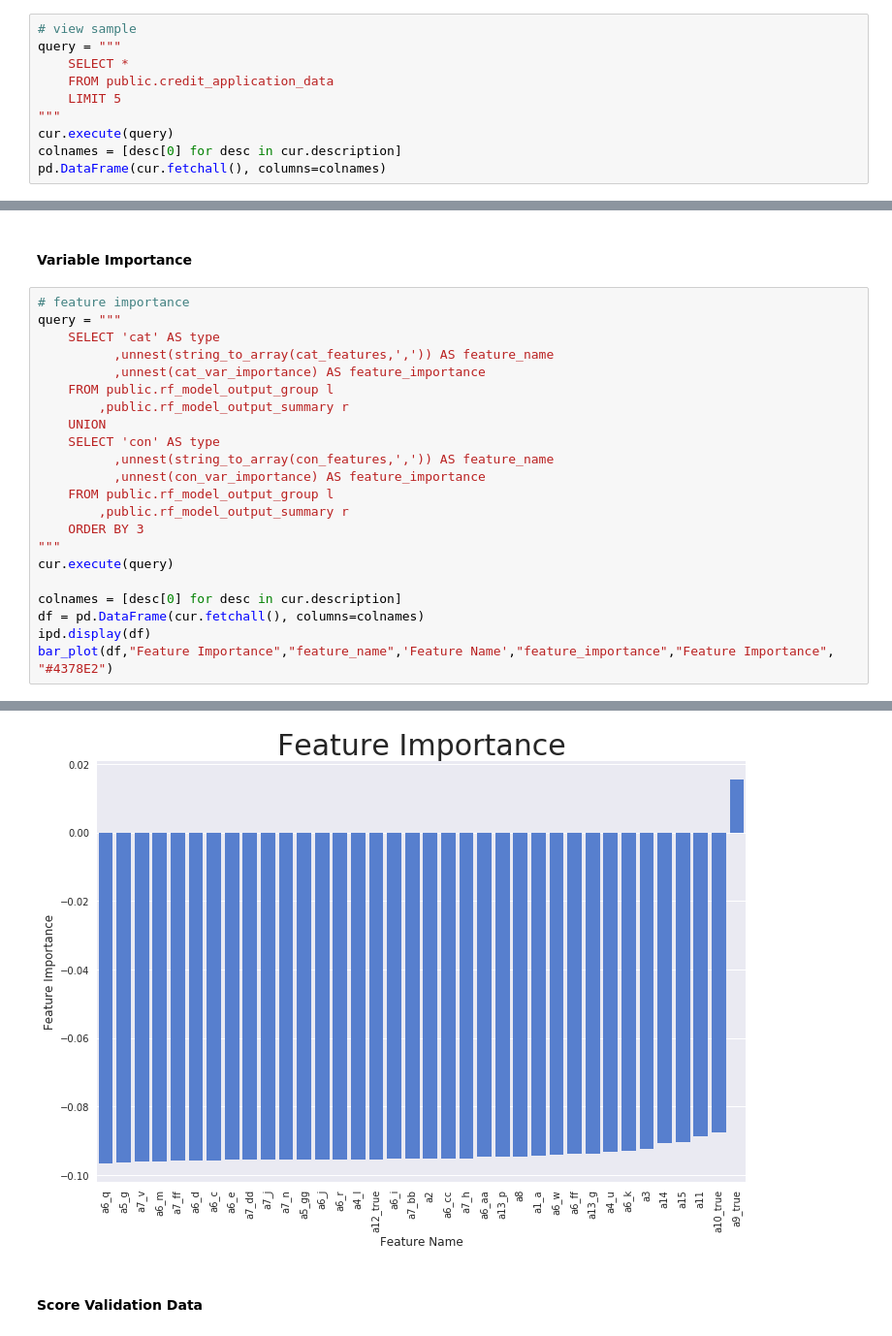
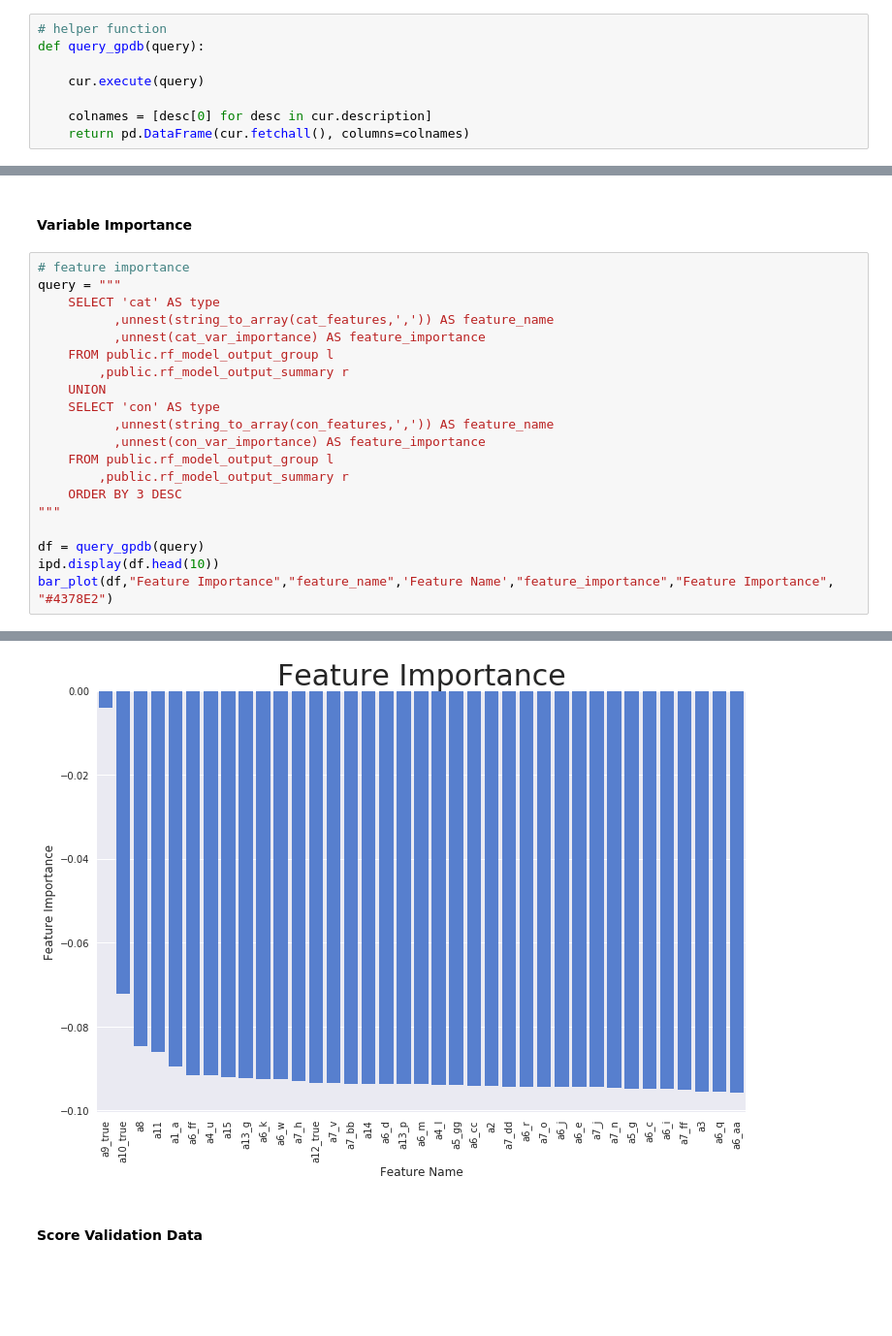
Before and after one commit to jvawdrey/gpdb5-demo, a Jupyter notebook: docker-jupyter/notebooks/Modeling Workflow Example - Greenplum Database.ipynb, the cells around one changed output, grey strips where cells are left out. Shown at 97% size. Saved outputs shown, nothing was run; the diff lists cells and outputs as text; blank space fills up the shorter version.

Commit message:
adds gpdb_query() function to simplidy code

```diff
--- a/docker-jupyter/notebooks/Modeling Workflow Example - Greenplum Database.ipynb
+++ b/docker-jupyter/notebooks/Modeling Workflow Example - Greenplum Database.ipynb
@@ -267,12 +271,10 @@ cur.execute(query)
 # %% [markdown]
 <a id="view_sample"></a>
 # %%
-# view sample
-query = """
-    SELECT *
-    FROM public.credit_application_data
-    LIMIT 5
-"""
-cur.execute(query)
-colnames = [desc[0] for desc in cur.description]
-pd.DataFrame(cur.fetchall(), columns=colnames)
+# helper function
+def query_gpdb(query):
+
+    cur.execute(query)
+
+    colnames = [desc[0] for desc in cur.description]
+    return pd.DataFrame(cur.fetchall(), columns=colnames)
@@ -949,13 +946,11 @@ query = """
           ,unnest(con_var_importance) AS feature_importance
     FROM public.rf_model_output_group l
         ,public.rf_model_output_summary r
-    ORDER BY 3
+    ORDER BY 3 DESC
 """
-cur.execute(query)
 
-colnames = [desc[0] for desc in cur.description]
-df = pd.DataFrame(cur.fetchall(), columns=colnames)
-ipd.display(df)
+df = query_gpdb(query)
+ipd.display(df.head(10))
 bar_plot(df,"Feature Importance","feature_name",'Feature Name',"feature_importance","Feature Importance", "#4378E2")
 # %% [output]
 |  | type | feature_name | feature_importance |
@@ -978,4 +967,4 @@ bar_plot(df,"Feature Importance","feature_name",'Feature Name',"feature_importan
-[figure, old version]
+[figure, new version]
 # %% [markdown]
 <a id="rf_score_out_of_sample"></a>
 #### Score Validation Data
```
Also changed, not shown: parts of 15 cells of this notebook.
